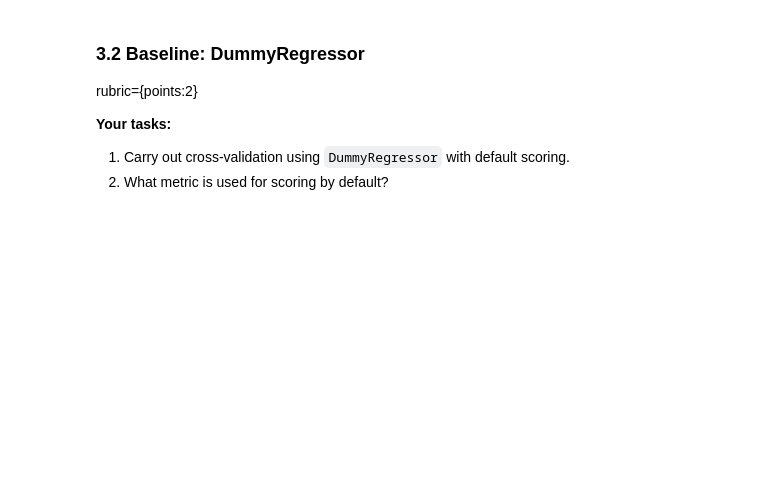
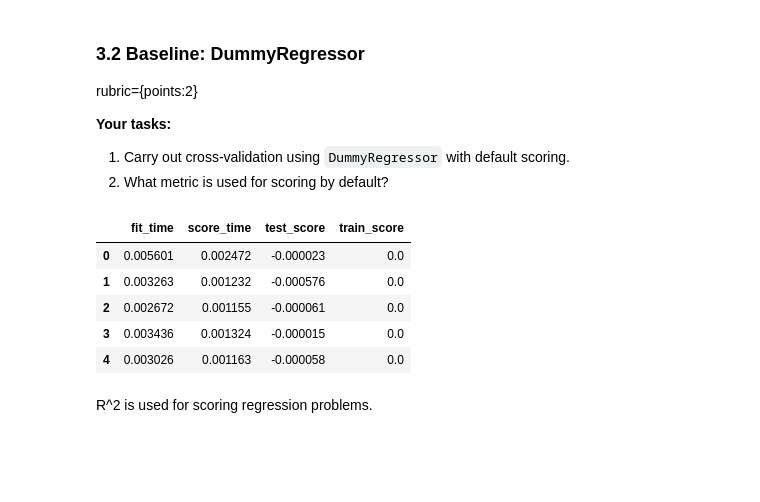
Before and after one commit to SilentM/cpsc330-2021W2, a Jupyter notebook: hw/hw5/hw5.ipynb, the cells around one changed output. Saved outputs shown, nothing was run; the diff lists cells and outputs as text; code cells hidden in the pictures; blank space fills up the shorter version.

```diff
--- a/hw/hw5/hw5.ipynb
+++ b/hw/hw5/hw5.ipynb
@@ -664,4 +658,4 @@ rubric={points:4}
 2. Explore the train split. Do you need to apply any transformations on the data? If yes, create a preprocessor with the appropriate transformations.
 3. Separate `X` and `y` in train and test splits.
 # %%
-train_df, test_df = train_test_split(df, test_size=0.3, random_state=123)
+train_df, test_df = train_test_split(housing_df, test_size=0.2, random_state=123)
@@ -667,0 +684,28 @@ train_df, test_df = train_test_split(df, test_size=0.3, random_state=123)
+# %%
+#didnt include target MedHouseVal
+
+numeric_features = [
+    "MedInc",
+    "HouseAge",
+    "AveRooms",
+    "AveBedrms",
+    "Population",
+    "AveOccup",
+    "Latitude",
+    "Longitude",
+]
+
+
+preprocessor = make_column_transformer(
+    (StandardScaler(), numeric_features)
+)
+
+# preprocessor.fit(X_train)
+# preprocessor.transform(X_train)
+# preprocessor.transform(X_test)
+
+X_train = train_df.drop(columns=["MedHouseVal"])
+X_test = test_df.drop(columns=["MedHouseVal"])
+
+y_train = train_df["MedHouseVal"]
+y_test = test_df["MedHouseVal"]
@@ -674,6 +720,19 @@ rubric={points:2}
 **Your tasks:**
 1. Carry out cross-validation using `DummyRegressor` with default scoring.
 2. What metric is used for scoring by default?
+# %%
+dummy = DummyRegressor()
+pipe = make_pipeline(preprocessor, dummy)
+pd.DataFrame(cross_validate(pipe, X_train, y_train, cv=5, return_train_score=True))
+# %% [output]
+|  | fit_time | score_time | test_score | train_score |
+| 0 | 0.005601 | 0.002472 | -0.000023 | 0.0 |
+| 1 | 0.003263 | 0.001232 | -0.000576 | 0.0 |
+| 2 | 0.002672 | 0.001155 | -0.000061 | 0.0 |
+| 3 | 0.003436 | 0.001324 | -0.000015 | 0.0 |
+| 4 | 0.003026 | 0.001163 | -0.000058 | 0.0 |
+# %% [markdown]
+R^2 is used for scoring regression problems.
 # %% [markdown]
 <br><br>
 # %% [markdown]
```
Also changed, not shown: parts of 19 cells of this notebook.
